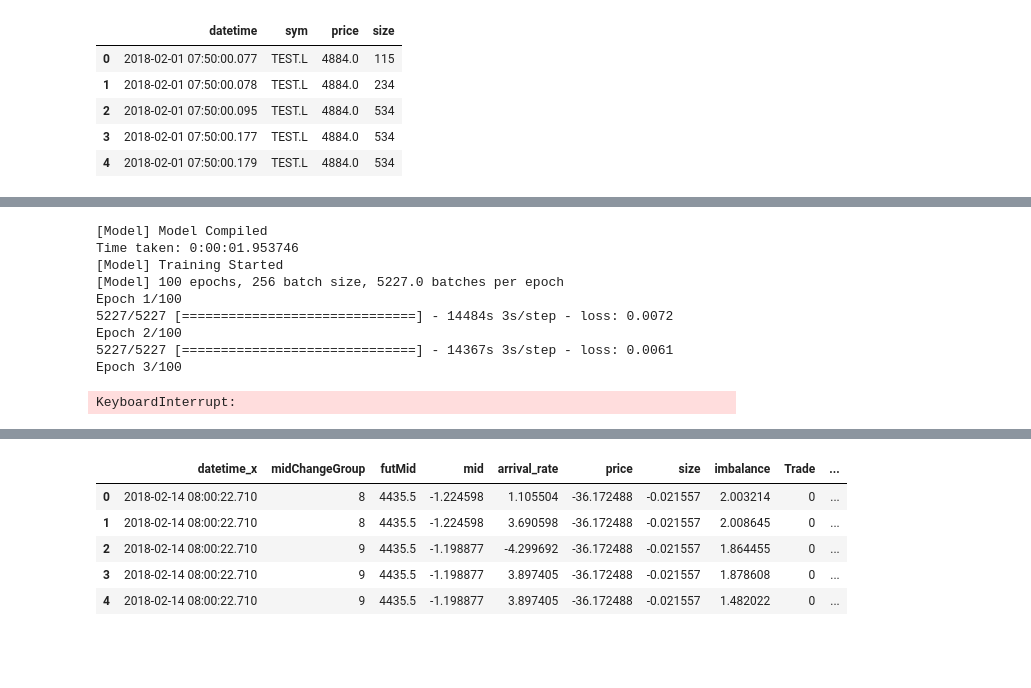
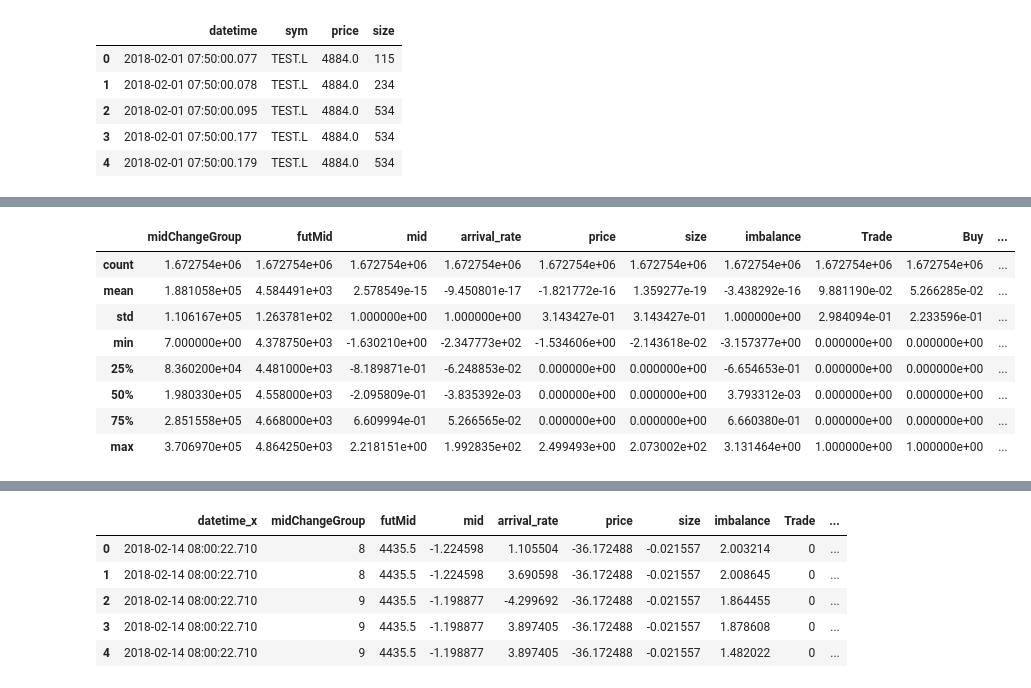
Before and after one commit to Vishwesh4/BDC_shaastra, a Jupyter notebook: model.ipynb, the cells around one changed output, grey strips where cells are left out. Saved outputs shown, nothing was run; the diff lists cells and outputs as text; code cells hidden in the pictures; blank space fills up the shorter version.

Commit message:
Has the latest saved model with RMS 3.49

```diff
--- a/model.ipynb
+++ b/model.ipynb
@@ -343,3 +325,15 @@ RMS = 120.9198. #Predictions = 370670
+# %%
+df_std.describe()
+# %% [output]
+|  | midChangeGroup | futMid | mid | arrival_rate | price | size | imbalance | Trade | Buy | ... |
+| count | 1.672754e+06 | 1.672754e+06 | 1.672754e+06 | 1.672754e+06 | 1.672754e+06 | 1.672754e+06 | 1.672754e+06 | 1.672754e+06 | 1.672754e+06 | ... |
+| mean | 1.881058e+05 | 4.584491e+03 | 2.578549e-15 | -9.450801e-17 | -1.821772e-16 | 1.359277e-19 | -3.438292e-16 | 9.881190e-02 | 5.266285e-02 | ... |
+| std | 1.106167e+05 | 1.263781e+02 | 1.000000e+00 | 1.000000e+00 | 3.143427e-01 | 3.143427e-01 | 1.000000e+00 | 2.984094e-01 | 2.233596e-01 | ... |
+| min | 7.000000e+00 | 4.378750e+03 | -1.630210e+00 | -2.347773e+02 | -1.534606e+00 | -2.143618e-02 | -3.157377e+00 | 0.000000e+00 | 0.000000e+00 | ... |
+| 25% | 8.360200e+04 | 4.481000e+03 | -8.189871e-01 | -6.248853e-02 | 0.000000e+00 | 0.000000e+00 | -6.654653e-01 | 0.000000e+00 | 0.000000e+00 | ... |
+| 50% | 1.980330e+05 | 4.558000e+03 | -2.095809e-01 | -3.835392e-03 | 0.000000e+00 | 0.000000e+00 | 3.793312e-03 | 0.000000e+00 | 0.000000e+00 | ... |
+| 75% | 2.851558e+05 | 4.668000e+03 | 6.609994e-01 | 5.266565e-02 | 0.000000e+00 | 0.000000e+00 | 6.660380e-01 | 0.000000e+00 | 0.000000e+00 | ... |
+| max | 3.706970e+05 | 4.864250e+03 | 2.218151e+00 | 1.992835e+02 | 2.499493e+00 | 2.073002e+02 | 3.131464e+00 | 1.000000e+00 | 1.000000e+00 | ... |
 # %%
 # LSTM model in ./core/model.py
 # config contains all required parameters for the model
@@ -356,11 +350,7 @@ def model_run():
 
     model = Model()
     model.build_model(configs)
-    x, y = data.get_train_data(
-        seq_len=configs['data']['sequence_length'],
-        normalise=configs['data']['normalise']
-    )
-
+#     model.load_model('./saved_models/18012019-032857-e10.h5')
     '''
         # in-memory training
         model.train(
@@ -385,19 +375,4 @@ def model_run():
         save_dir=configs['model']['save_dir']
     )
 
-    x_test, y_test = data.get_test_data(
-        seq_len=configs['data']['sequence_length'],
-        normalise=configs['data']['normalise']
-    )
-# model_run()
+    return model
-# %% [output]
-[Model] Model Compiled
-Time taken: 0:00:01.953746
-[Model] Training Started
-[Model] 100 epochs, 256 batch size, 5227.0 batches per epoch
-Epoch 1/100
-5227/5227 [==============================] - 14484s 3s/step - loss: 0.0072
-Epoch 2/100
-5227/5227 [==============================] - 14367s 3s/step - loss: 0.0061
-Epoch 3/100
-KeyboardInterrupt:
```
Also changed, not shown: parts of 36 cells of this notebook, 11 other files.
